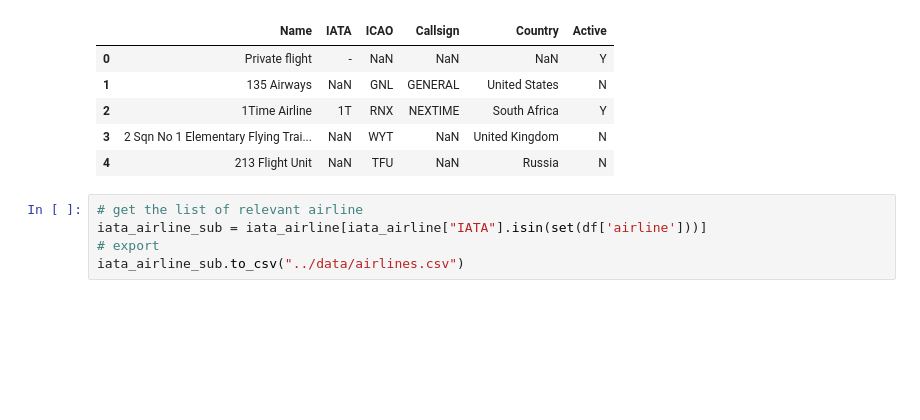
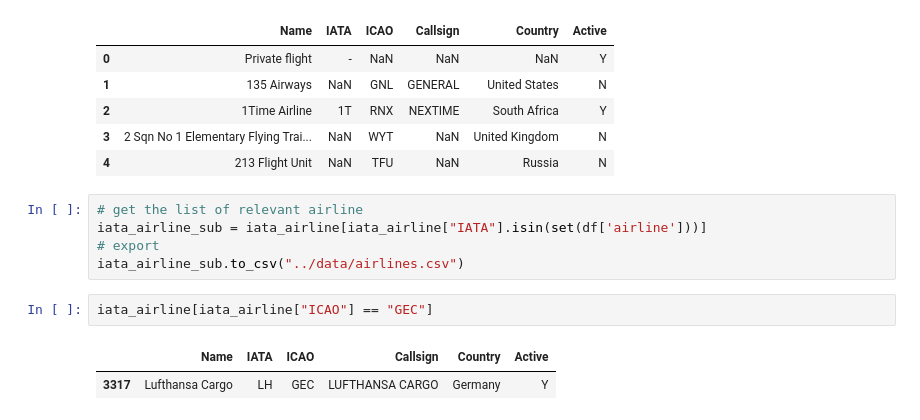
Before and after one commit to cwtravisyip/LHR_ops_data, a Jupyter notebook: notebooks/data_analysis.ipynb, the cells around one changed output. Drawn from its saved outputs; the diff is of its cells as text; blank space fills up the shorter version.

```diff
--- a/code/data_analysis.ipynb
+++ b/notebooks/data_analysis.ipynb
@@ -307,3 +315,8 @@ iata_airline.head()
 iata_airline_sub = iata_airline[iata_airline["IATA"].isin(set(df['airline']))]
 # export
 iata_airline_sub.to_csv("../data/airlines.csv")
+# %%
+iata_airline[iata_airline["ICAO"] == "GEC"]
+# %% [output]
+|  | Name | IATA | ICAO | Callsign | Country | Active |
+| 3317 | Lufthansa Cargo | LH | GEC | LUFTHANSA CARGO | Germany | Y |
```
Also changed, not shown: parts of 5 cells of this notebook.
